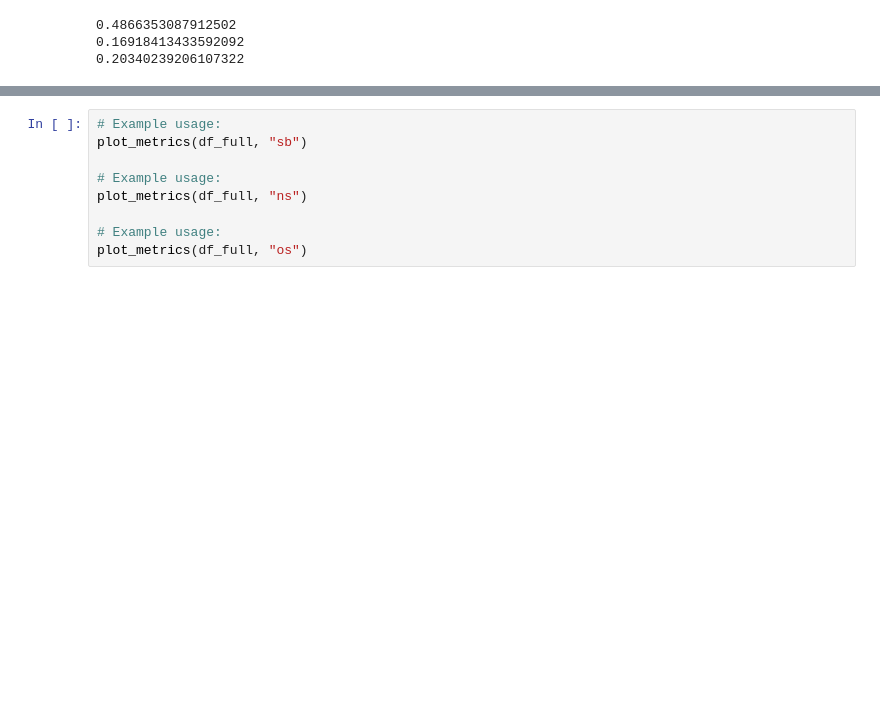
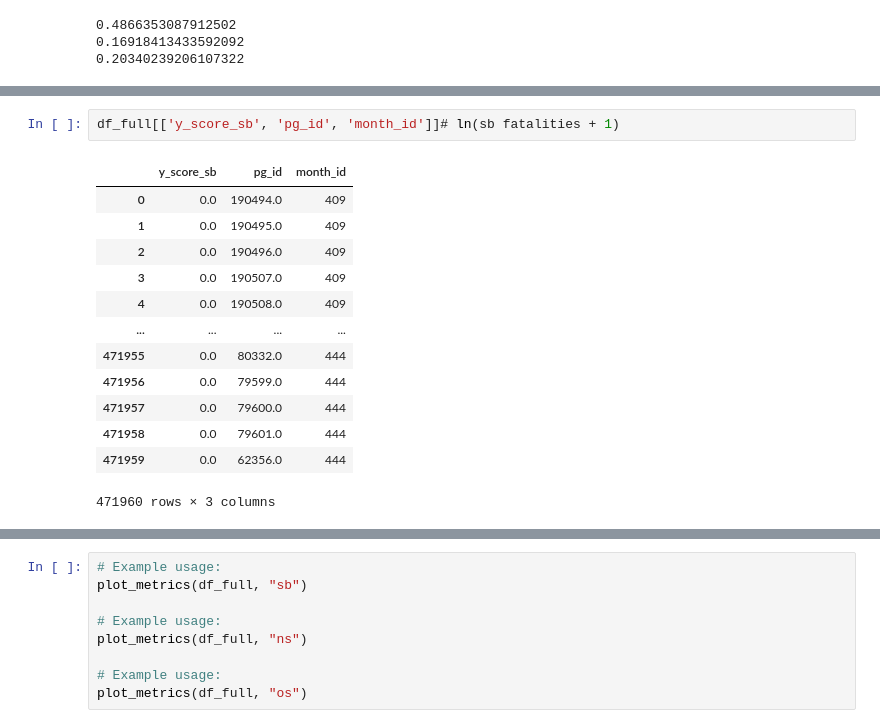
Before and after one commit to prio-data/views_pipeline, a Jupyter notebook: models/purple_alien/notebooks/test_to_prediction_store.ipynb, the cells around one changed output, grey strips where cells are left out. Saved outputs shown, nothing was run; the diff lists cells and outputs as text; blank space fills up the shorter version.

```diff
--- a/models/purple_alien/notebooks/test_to_prediction_store.ipynb
+++ b/models/purple_alien/notebooks/test_to_prediction_store.ipynb
@@ -444,0 +367,16 @@ print(average_precision_score(df_full["y_true_binary_os"], df_full["y_score_prob
+# %%
+df_full[['y_score_sb', 'pg_id', 'month_id']]# ln(sb fatalities + 1)
+# %% [output]
+|  | y_score_sb | pg_id | month_id |
+| 0 | 0.0 | 190494.0 | 409 |
+| 1 | 0.0 | 190495.0 | 409 |
+| 2 | 0.0 | 190496.0 | 409 |
+| 3 | 0.0 | 190507.0 | 409 |
+| 4 | 0.0 | 190508.0 | 409 |
+| ... | ... | ... | ... |
+| 471955 | 0.0 | 80332.0 | 444 |
+| 471956 | 0.0 | 79599.0 | 444 |
+| 471957 | 0.0 | 79600.0 | 444 |
+| 471958 | 0.0 | 79601.0 | 444 |
+| 471959 | 0.0 | 62356.0 | 444 |
+471960 rows × 3 columns
```
Also changed, not shown: parts of 7 cells of this notebook, 2 other files.
